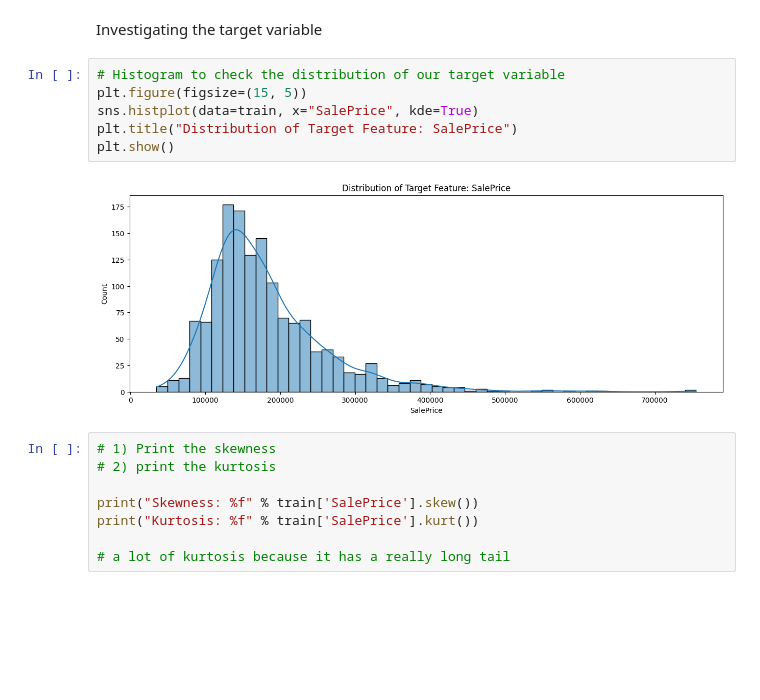
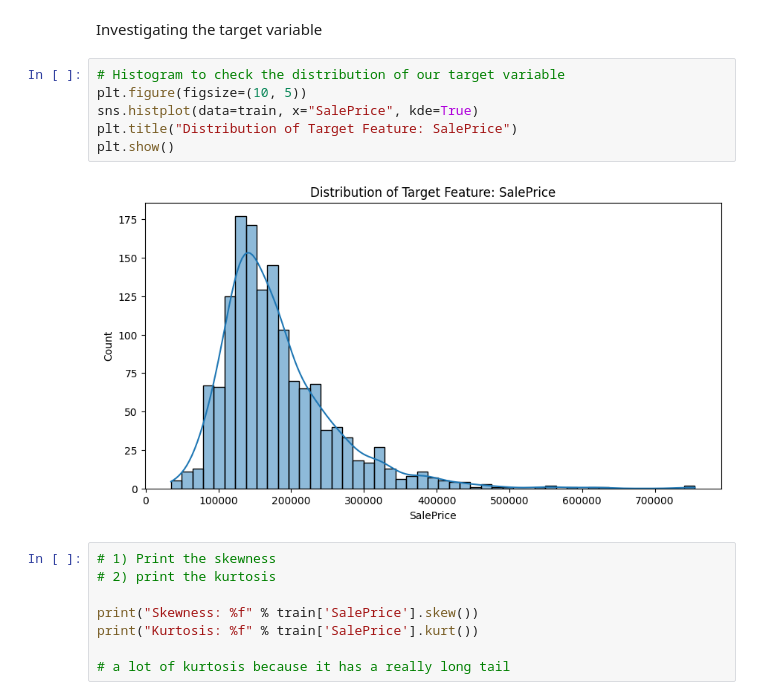
Before and after one commit to iamourgela/ITC6103B1Project, a Jupyter notebook: Regression/Regression_ML_FinalProject.ipynb, the cells around one changed output. Cells and saved outputs as stored; diff of their text form; blank space fills up the shorter version.

```diff
--- a/Regression/Regression_ML_FinalProject.ipynb
+++ b/Regression/Regression_ML_FinalProject.ipynb
@@ -267,12 +266,12 @@ memory usage: 205.2+ KB
 Investigating the target variable
 # %%
 # Histogram to check the distribution of our target variable
-plt.figure(figsize=(15, 5))
+plt.figure(figsize=(10, 5))
 sns.histplot(data=train, x="SalePrice", kde=True)
 plt.title("Distribution of Target Feature: SalePrice")
 plt.show()
 # %% [output]
-[figure, old version]
+[figure, new version]
 # %%
 # 1) Print the skewness
 # 2) print the kurtosis
```
Also changed, not shown: parts of 6 cells of this notebook.
